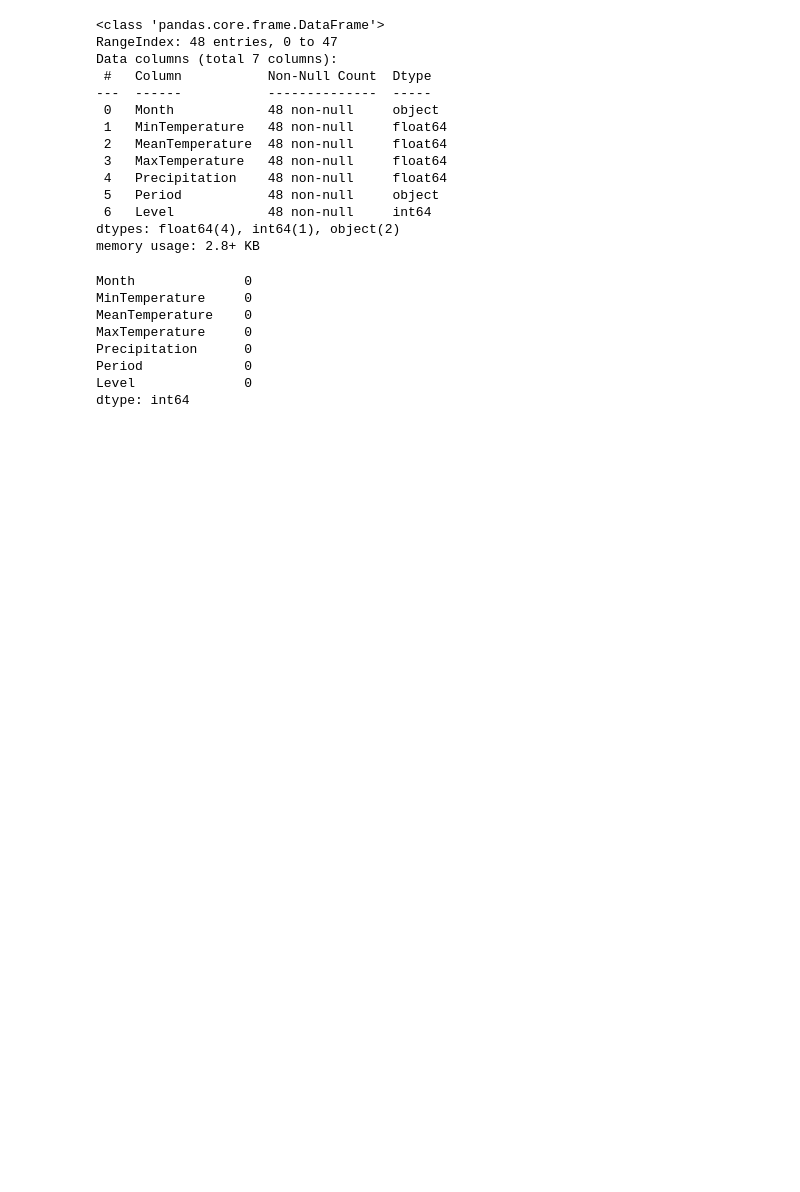
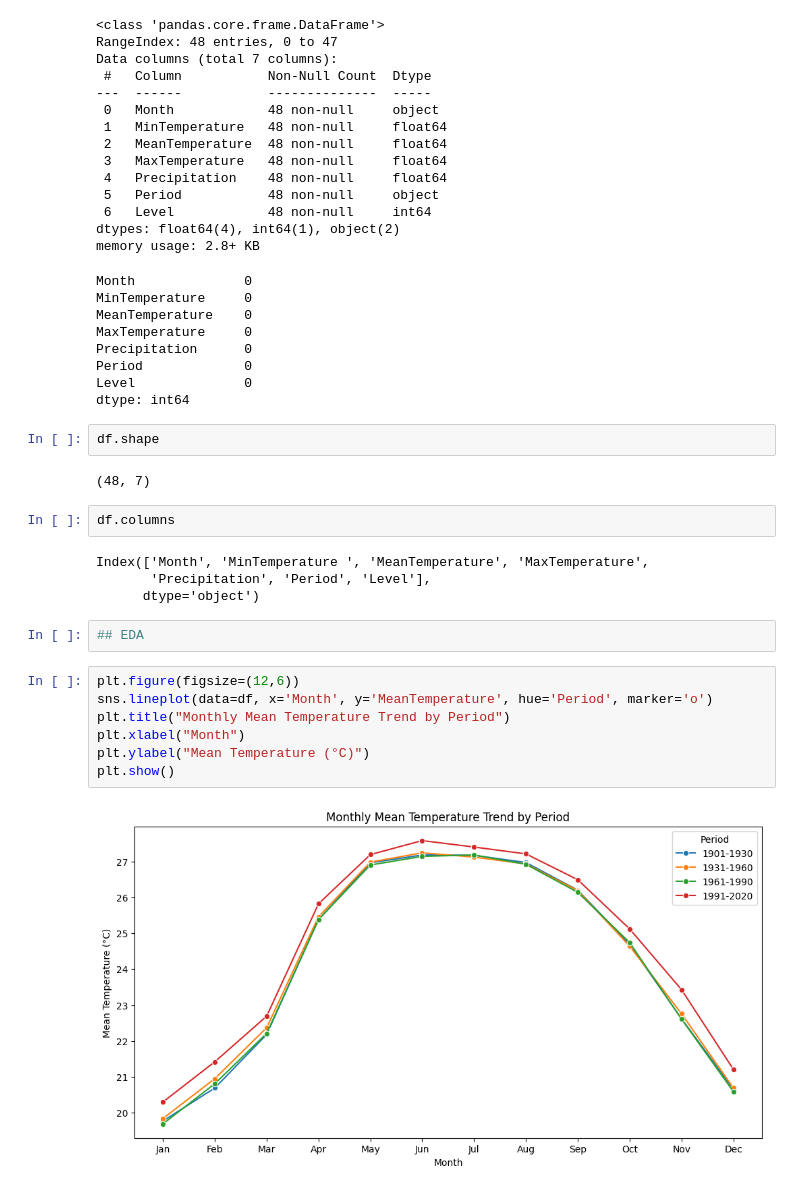
Before and after one commit to Shubham-badlani/Predicting_climate_disaster_risk_in_vietnam, a Jupyter notebook: predicting_climate.ipynb, the cells around one changed output. Cells and saved outputs as stored; diff of their text form; blank space fills up the shorter version.

```diff
--- a/predicting_climate.ipynb
+++ b/predicting_climate.ipynb
@@ -107,3 +110,24 @@ Precipitation      0
 Period             0
 Level              0
 dtype: int64
+# %%
+df.shape
+# %% [output]
+(48, 7)
+# %%
+df.columns
+# %% [output]
+Index(['Month', 'MinTemperature ', 'MeanTemperature', 'MaxTemperature',
+       'Precipitation', 'Period', 'Level'],
+      dtype='object')
+# %%
+## EDA
+# %%
+plt.figure(figsize=(12,6))
+sns.lineplot(data=df, x='Month', y='MeanTemperature', hue='Period', marker='o')
+plt.title("Monthly Mean Temperature Trend by Period")
+plt.xlabel("Month")
+plt.ylabel("Mean Temperature (°C)")
+plt.show()
+# %% [output]
+[figure, added]
```
Also changed, not shown: parts of 17 cells of this notebook.
